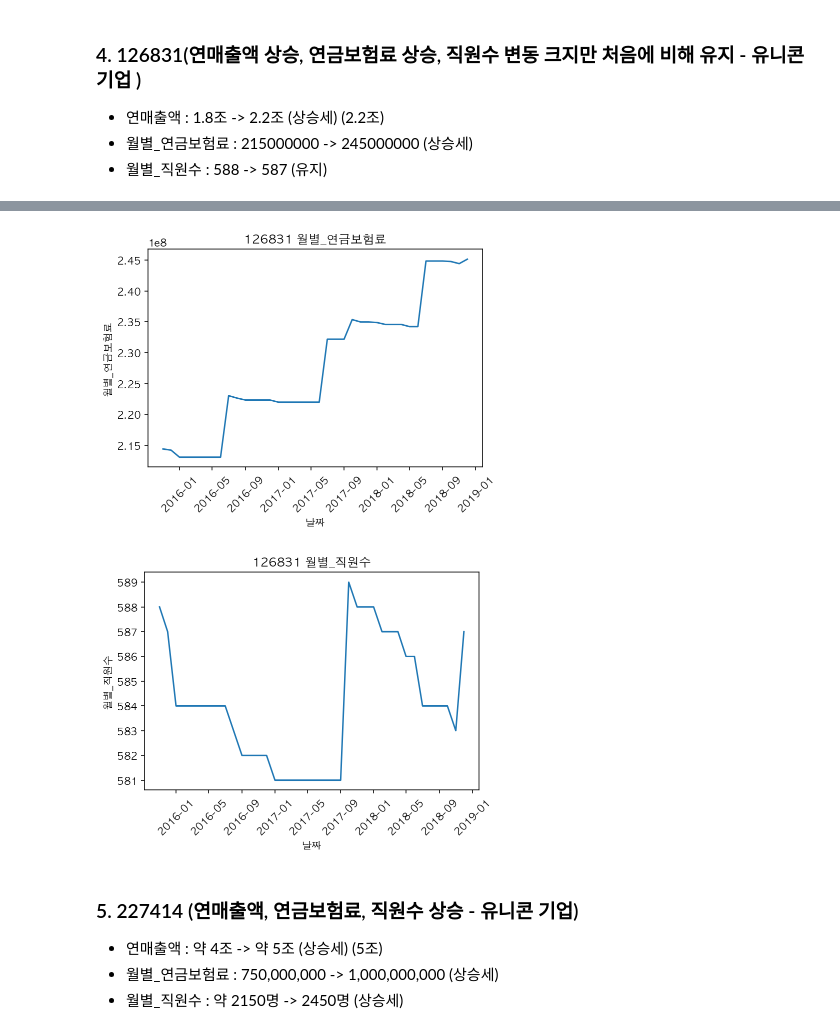
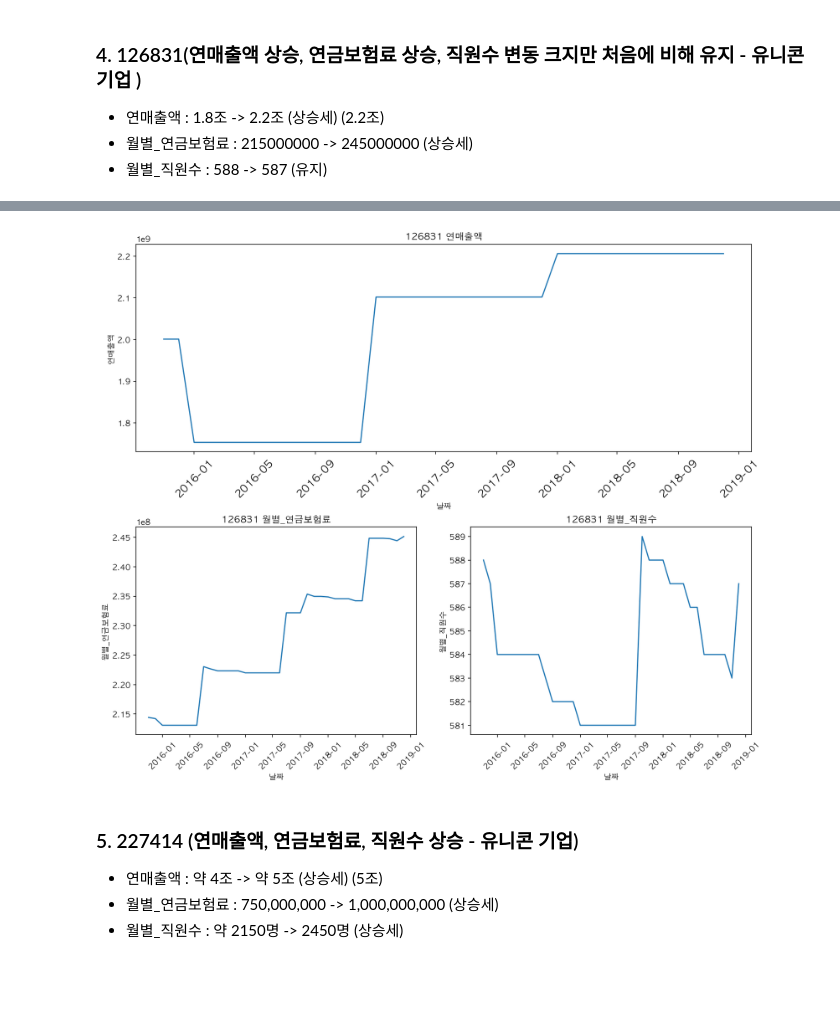
Before and after one commit to honeybeat1/team1_wanted_onboarding_2nd, a Jupyter notebook: Week1_이주영/week1_EDA.ipynb, the cells around one changed output, grey strips where cells are left out. Cells and saved outputs as stored; diff of their text form; code cells hidden in the pictures; blank space fills up the shorter version.

```diff
--- a/Week1_이주영/week1_EDA.ipynb
+++ b/Week1_이주영/week1_EDA.ipynb
@@ -313,15 +306,20 @@ plt.xticks(rotation=45);
-# %%
-# 월별_연금보험료
-sns.lineplot(data=df_126831, x=df_126831.날짜, y=df_126831.월별_연금보험료).set_title("126831 월별_연금보험료")
-plt.xticks(rotation=45);
-# %% [output]
-[figure, removed]
-# %%
-# 월별_직원수
-sns.lineplot(data=df_126831, x=df_126831.날짜, y=df_126831.월별_직원수).set_title("126831 월별_직원수")
-plt.xticks(rotation=45);
-# %% [output]
-[figure, removed]
+# %%
+fig = plt.figure(figsize=(12, 10),constrained_layout=True)
+gs = GridSpec(2, 2, figure=fig)
+ax1 = fig.add_subplot(gs[0, :])
+ax2 = fig.add_subplot(gs[1, :-1])
+ax3 = fig.add_subplot(gs[1:, -1])
+
+
+sns.lineplot(data=df_126831, x=df_126831.날짜, y=df_126831.연매출액,ax=ax1).set_title("126831 연매출액");
+ax1.tick_params(axis='x', rotation=45,labelsize=14)
+sns.lineplot(data=df_126831, x=df_126831.날짜, y=df_126831.월별_연금보험료,ax=ax2).set_title("126831 월별_연금보험료")
+ax2.tick_params(axis='x', rotation=45)
+sns.lineplot(data=df_126831, x=df_126831.날짜, y=df_126831.월별_직원수,ax=ax3).set_title("126831 월별_직원수")
+ax3.tick_params(axis='x', rotation=45)
+plt.show()
+# %% [output]
+[figure, added]
 # %% [markdown]
 ### 5. 227414 (연매출액, 연금보험료, 직원수 상승 - 유니콘 기업)
 - 연매출액 : 약 4조 -> 약 5조 (상승세) (5조)
```
Also changed, not shown: parts of 50 cells of this notebook.
